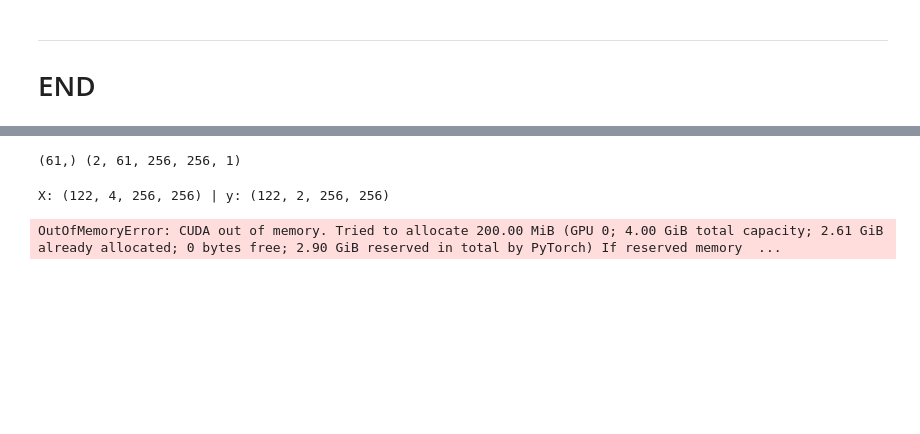
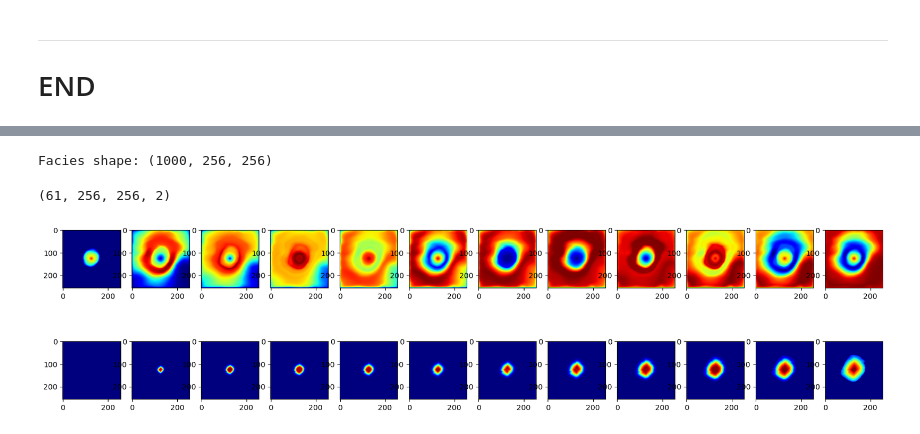
Before and after one commit to misaelmmorales/H2-Proxy, a Jupyter notebook: heterogeneity/main.ipynb, the cells around one changed output, grey strips where cells are left out. Saved outputs shown, nothing was run; the diff lists cells and outputs as text; code cells hidden in the pictures; blank space fills up the shorter version.

```diff
--- a/heterogeneity/main.ipynb
+++ b/heterogeneity/main.ipynb
@@ -13,18 +13,3 @@ Torch build with CUDA? True
 # %% [markdown]
 ***
 # END
-# %%
-n_realizations = 10
-n_timesteps    = 61
-dim            = 256
-
-pressure, sat_h2 = np.zeros((n_realizations,n_timesteps,dim,dim,1)), np.zeros((n_realizations,n_timesteps,dim,dim,1))
-poro,     perm   = np.zeros((n_realizations,dim,dim,1)),             np.zeros((n_realizations,dim,dim,1))
-
-for i in range(n_realizations):
-    data0 = loadmat('//dcstorage.lanl.gov/MFR2/misael/h2dataf/{}UHSS_0'.format(i+1))
-    poro[i], perm[i] = data0['PORO'], data0['PERMX']
-    for j in range(n_timesteps):
-        data = loadmat('//dcstorage.lanl.gov/MFR2/misael/h2dataf/{}UHSS_{}'.format(i+1,j))
-        pressure[i,j] = data['PRESSURE']
-        sat_h2[i,j]   = data['SGAS'] * data['YMF_3']
@@ -37,20 +16,27 @@ Facies shape: (1000, 256, 256)
-# %%
-t_steps = np.arange(61)
-times = np.ones((n_realizations,61,256,256,1))
-
-for i in range(61):
-    times[:,i] = times[:,i]*t_steps[i]
-
-print(t_steps.shape, times.shape)
-# %% [output]
-(61,) (2, 61, 256, 256, 1)
-# %%
-X_train = np.concatenate([np.repeat(np.concatenate([poro,perm,facies], -1)[:,np.newaxis,...], n_timesteps, axis=1),times],-1).reshape(n_realizations*n_timesteps,dim,dim,4)
-y_train = np.concatenate([sat_h2, pressure],-1).reshape(n_realizations*n_timesteps,dim,dim,2)
-
-X_train = np.moveaxis(X_train, -1, 1)
-y_train = np.moveaxis(y_train, -1, 1)
-
-print('X: {} | y: {}'.format(X_train.shape, y_train.shape))
-# %% [output]
-X: (122, 4, 256, 256) | y: (122, 2, 256, 256)
+# %%
+fdir, gdir = os.path.join(hete.data_dir, 'h2dataf'), os.path.join(hete.data_dir, 'h2datag')
+facies = hete.load_facies()
+# %% [output]
+Facies shape: (1000, 256, 256)
+# %%
+p = np.zeros((61,256,256,1))
+s = np.zeros((61,256,256,1))
+for i in range(61):
+    d = loadmat('//dcstorage.lanl.gov/MFR2/misael/h2dataf/1UHSS_{}'.format(i))
+    p[i], s[i] = d['PRESSURE'], d['SGAS']*d['YMF_3']
+    pres = MinMaxScaler().fit_transform(p.reshape(61,256*256)).reshape(61,256,256,1)
+    satu = MinMaxScaler().fit_transform(s.reshape(61,256*256)).reshape(61,256,256,1)
+    x = np.concatenate([pres,satu],-1)
+    np.save('//dcstorage.lanl.gov/MFR2/misael/y_data/y_data_1', x)
+# %%
+temp = np.load('//dcstorage.lanl.gov/MFR2/misael/y_data/y_data_1.npy')
+temp.shape
+# %% [output]
+(61, 256, 256, 2)
+# %%
+fig, axs = plt.subplots(2, 12, figsize=(20,5))
+for i in range(2):
+    for j in range(12):
+        axs[i,j].imshow(temp[j*5,:,:,i], 'jet')
+# %% [output]
+[figure, added]
@@ -61,13 +90,13 @@ rom = h2_hete_rom().to(device)
 optimizer = NAdam(rom.parameters(), lr=1e-3)
 loss_fn = nn.MSELoss()
 
-X_train = torch.Tensor(X_train).to(device)
-y_train = torch.Tensor(y_train).to(device)
+X_train = torch.Tensor(xtemp).to(device)
+y_train = torch.Tensor(ytemp).to(device)
 
 loss, val_loss = [], []
 metrics = {'loss':[], 'val_loss':[]}
 epochs = 10
-batch_size = 50
+batch_size = 1
 
 for epoch in range(epochs):
     rom.train()
@@ -82,5 +111,3 @@ for epoch in range(epochs):
         optimizer.step()
         epoch_loss += loss.item()*inp.size(0)
     metrics['loss'].append(epoch_loss/len(X_train))
-# %% [output]
-OutOfMemoryError: CUDA out of memory. Tried to allocate 200.00 MiB (GPU 0; 4.00 GiB total capacity; 2.61 GiB already allocated; 0 bytes free; 2.90 GiB reserved in total by PyTorch) If reserved memory  ...
```
Also changed, not shown: parts of 4 cells of this notebook, 12 other files.
